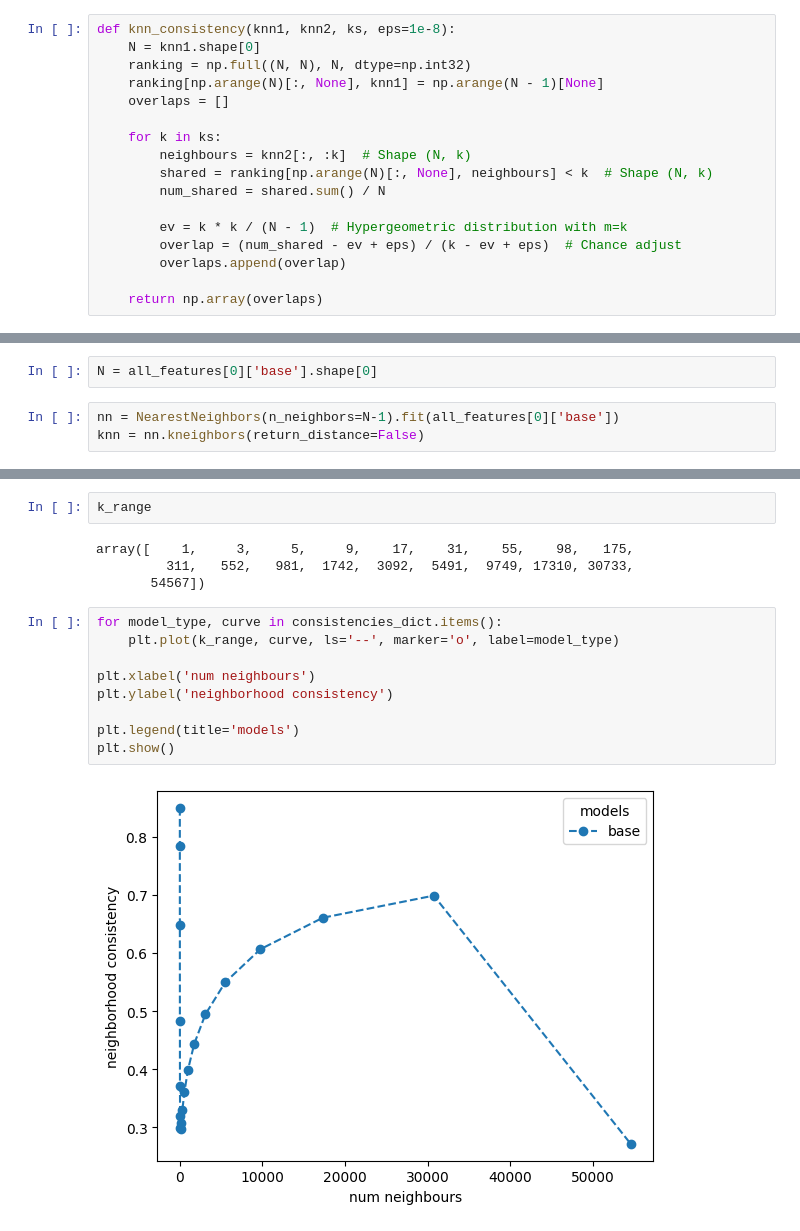
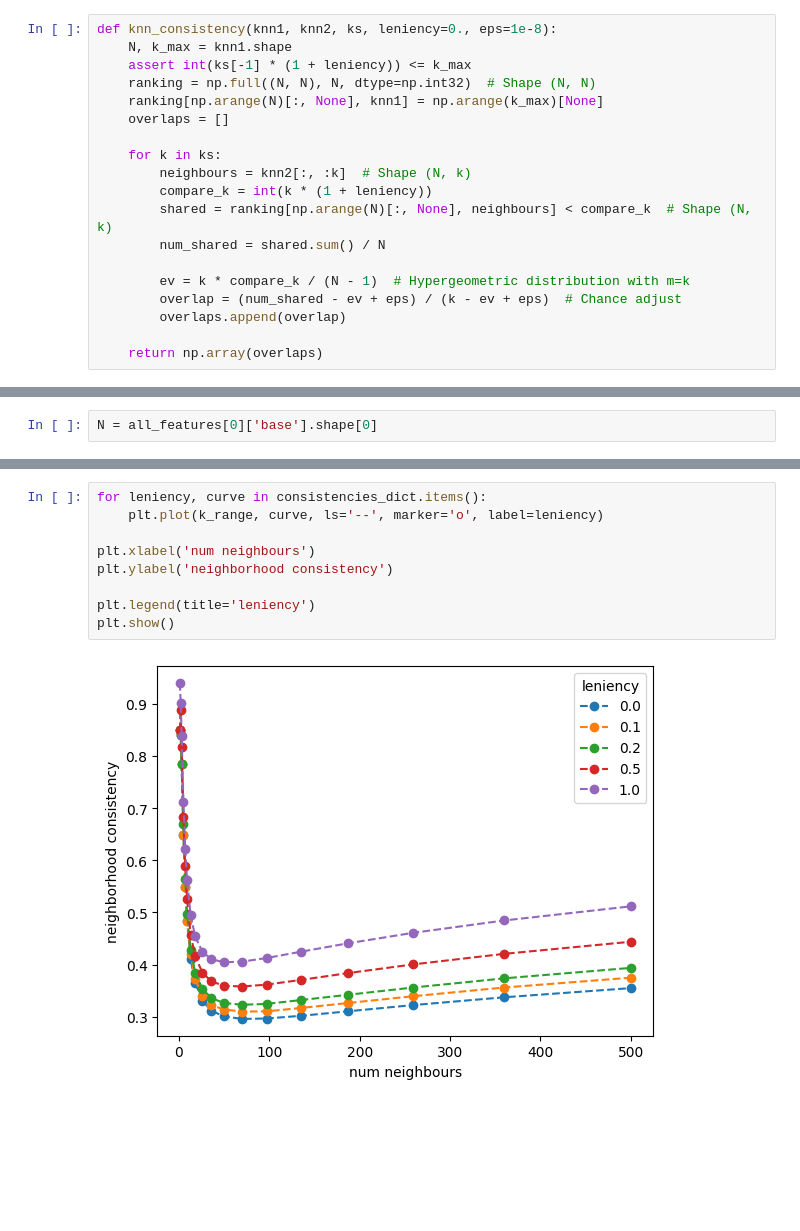
Before and after one commit to NathanSoeding/sensorium, a Jupyter notebook: small_readout_vectors/knn_consistency.ipynb, the cells around one changed output, grey strips where cells are left out. Drawn from its saved outputs; the diff is of its cells as text; blank space fills up the shorter version.

```diff
--- a/small_readout_vectors/knn_consistency.ipynb
+++ b/small_readout_vectors/knn_consistency.ipynb
@@ -27,16 +6,18 @@ def knn_cons(knn1, knn2, eps=1e-8):
 # %%
-def knn_consistency(knn1, knn2, ks, eps=1e-8):
-    N = knn1.shape[0]
-    ranking = np.full((N, N), N, dtype=np.int32)
-    ranking[np.arange(N)[:, None], knn1] = np.arange(N - 1)[None]
+def knn_consistency(knn1, knn2, ks, leniency=0., eps=1e-8):
+    N, k_max = knn1.shape
+    assert int(ks[-1] * (1 + leniency)) <= k_max
+    ranking = np.full((N, N), N, dtype=np.int32)  # Shape (N, N)
+    ranking[np.arange(N)[:, None], knn1] = np.arange(k_max)[None]
     overlaps = []
 
     for k in ks:
         neighbours = knn2[:, :k]  # Shape (N, k)
-        shared = ranking[np.arange(N)[:, None], neighbours] < k  # Shape (N, k)
+        compare_k = int(k * (1 + leniency))
+        shared = ranking[np.arange(N)[:, None], neighbours] < compare_k  # Shape (N, k)
         num_shared = shared.sum() / N
 
-        ev = k * k / (N - 1)  # Hypergeometric distribution with m=k
+        ev = k * compare_k / (N - 1)  # Hypergeometric distribution with m=k
         overlap = (num_shared - ev + eps) / (k - ev + eps)  # Chance adjust
         overlaps.append(overlap)
 
@@ -61,7 +42,4 @@ with open('all_features.pkl', 'rb') as f:
     all_features = pickle.load(f)
 # %%
 N = all_features[0]['base'].shape[0]
-# %%
-nn = NearestNeighbors(n_neighbors=N-1).fit(all_features[0]['base'])
-knn = nn.kneighbors(return_distance=False)
 # %%
@@ -105,21 +69,15 @@ for model_type in all_features[0].keys():
 0
 1
 2
-# %%
-k_range
-# %% [output]
-array([    1,     3,     5,     9,    17,    31,    55,    98,   175,
-         311,   552,   981,  1742,  3092,  5491,  9749, 17310, 30733,
-       54567])
 # %%
-for model_type, curve in consistencies_dict.items():
-    plt.plot(k_range, curve, ls='--', marker='o', label=model_type)
+for leniency, curve in consistencies_dict.items():
+    plt.plot(k_range, curve, ls='--', marker='o', label=leniency)
 
 plt.xlabel('num neighbours')
 plt.ylabel('neighborhood consistency')
 
-plt.legend(title='models')
+plt.legend(title='leniency')
 plt.show()
 # %% [output]
-[figure, old version]
+[figure, new version]
 # %%
```
Also changed, not shown: parts of 5 cells of this notebook.
